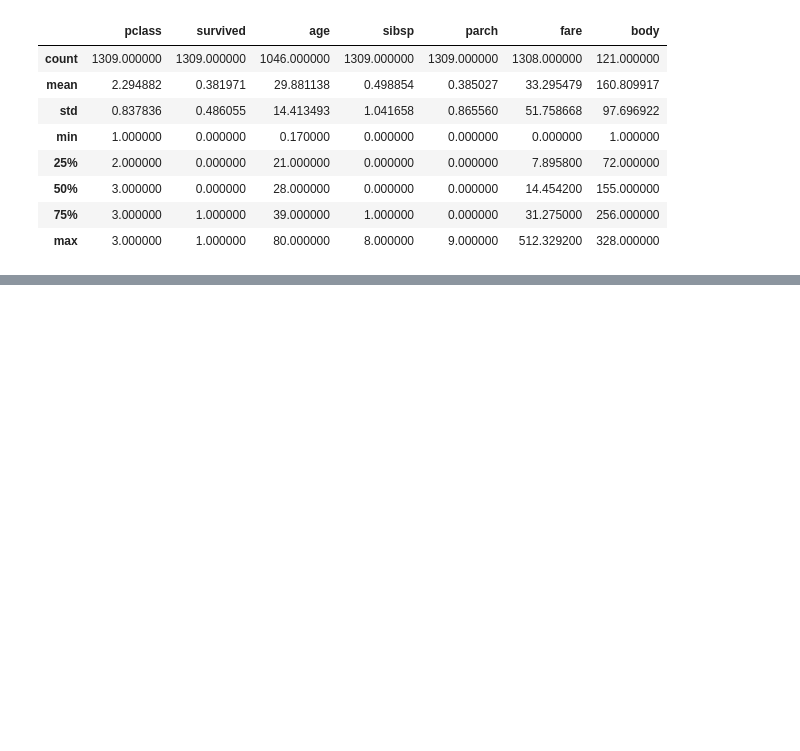
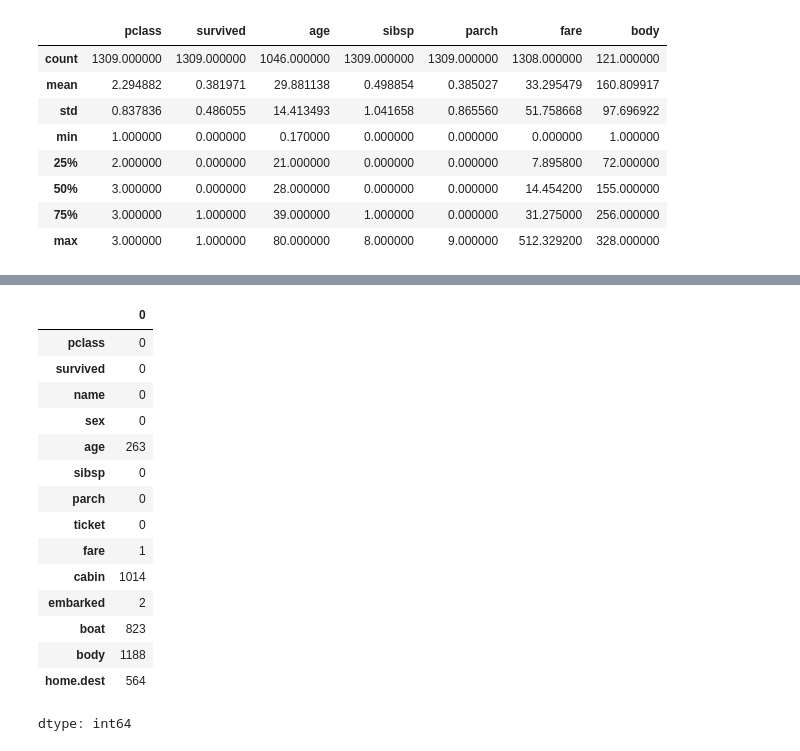
Before and after one commit to amanprasad625566-design/ybi_foundation_internship, a Jupyter notebook: ybifoundation.ipynb, the cells around one changed output, grey strips where cells are left out. Cells and saved outputs as stored; diff of their text form; code cells hidden in the pictures; blank space fills up the shorter version.

```diff
--- a/ybifoundation.ipynb
+++ b/ybifoundation.ipynb
@@ -129,0 +142,20 @@ titanic.groupby('sex')['survived'].mean() * 100
+# %%
+# count of missing values
+df.isna().sum()
+# %% [output]
+|  | 0 |
+| pclass | 0 |
+| survived | 0 |
+| name | 0 |
+| sex | 0 |
+| age | 263 |
+| sibsp | 0 |
+| parch | 0 |
+| ticket | 0 |
+| fare | 1 |
+| cabin | 1014 |
+| embarked | 2 |
+| boat | 823 |
+| body | 1188 |
+| home.dest | 564 |
+dtype: int64
```
Also changed, not shown: parts of 58 cells of this notebook.
